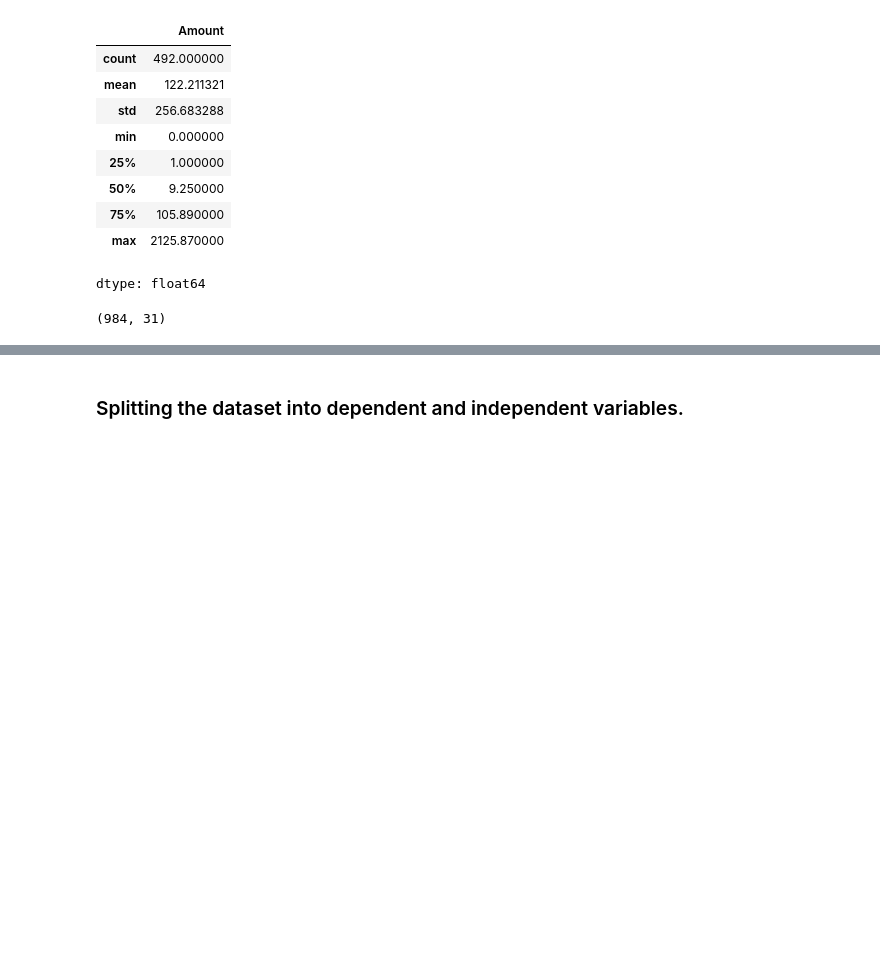
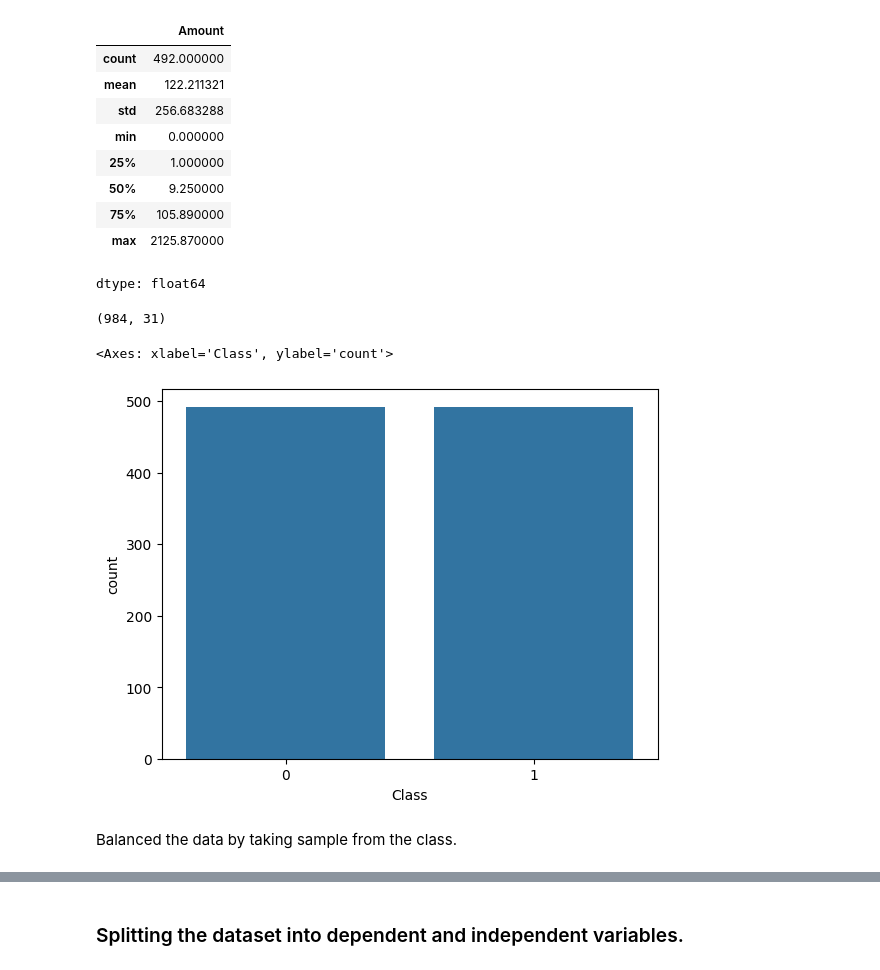
Before and after one commit to Babayaga-18/file, a Jupyter notebook: Credit_card_fraud.ipynb, the cells around one changed output, grey strips where cells are left out. Drawn from its saved outputs; the diff is of its cells as text; code cells hidden in the pictures; blank space fills up the shorter version.

```diff
--- a/Credit_card_fraud.ipynb
+++ b/Credit_card_fraud.ipynb
@@ -168,6 +195,13 @@ df1 = pd.concat([normal_sample,fraud], axis = 0)
 df1.shape
 # %% [output]
 (984, 31)
+# %%
+sns.countplot (x = 'Class', data = df1)
+# %% [output]
+<Axes: xlabel='Class', ylabel='count'>
+[figure, added]
+# %% [markdown]
+Balanced the data by taking sample from the class.
 # %%
 df1.sample(5)
 # %% [output]
```
Also changed, not shown: parts of 17 cells of this notebook.
